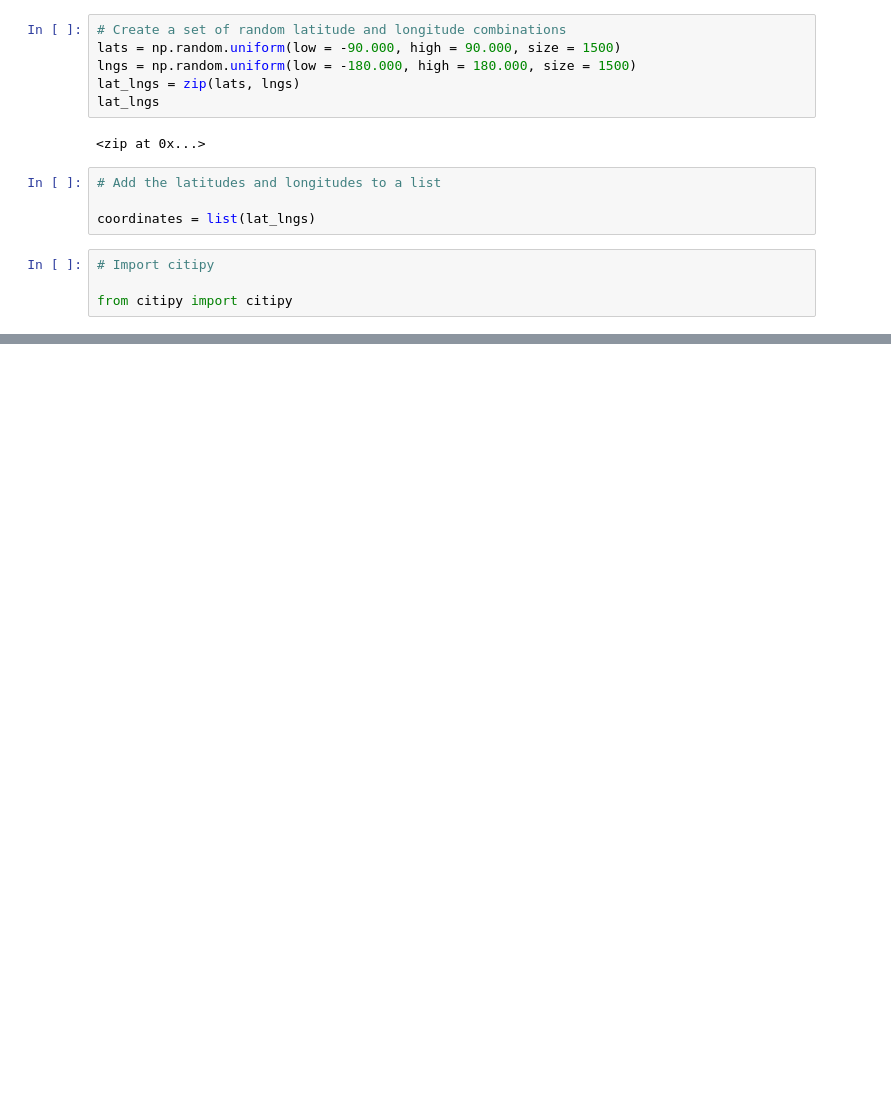
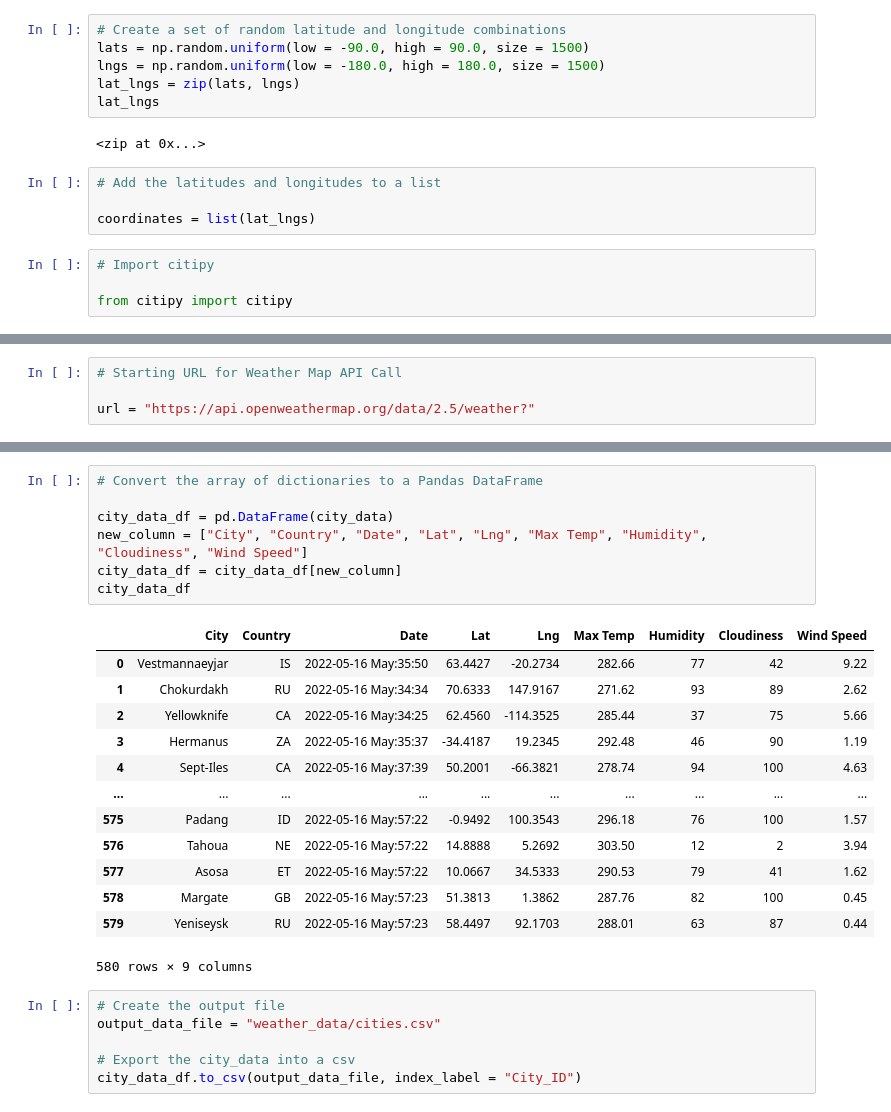
Before and after one commit to ditzhaki/World_Weather_Analysis, a Jupyter notebook: WeatherPy.ipynb, the cells around one changed output, grey strips where cells are left out. Saved outputs shown, nothing was run; the diff lists cells and outputs as text; blank space fills up the shorter version.

```diff
--- a/WeatherPy.ipynb
+++ b/WeatherPy.ipynb
@@ -6,8 +6,8 @@ import matplotlib as plt
 import numpy as np
 # %%
 # Create a set of random latitude and longitude combinations
-lats = np.random.uniform(low = -90.000, high = 90.000, size = 1500)
-lngs = np.random.uniform(low = -180.000, high = 180.000, size = 1500)
+lats = np.random.uniform(low = -90.0, high = 90.0, size = 1500)
+lngs = np.random.uniform(low = -180.0, high = 180.0, size = 1500)
 lat_lngs = zip(lats, lngs)
 lat_lngs
 # %% [output]
@@ -41,0 +55,4 @@ len(cities)
+# %%
+# Starting URL for Weather Map API Call
+
+url = "https://api.openweathermap.org/data/2.5/weather?"
@@ -41,0 +149,27 @@ len(cities)
+# %%
+# Convert the array of dictionaries to a Pandas DataFrame
+
+city_data_df = pd.DataFrame(city_data)
+new_column = ["City", "Country", "Date", "Lat", "Lng", "Max Temp", "Humidity", "Cloudiness", "Wind Speed"]
+city_data_df = city_data_df[new_column]
+city_data_df
+# %% [output]
+|  | City | Country | Date | Lat | Lng | Max Temp | Humidity | Cloudiness | Wind Speed |
+| 0 | Vestmannaeyjar | IS | 2022-05-16 May:35:50 | 63.4427 | -20.2734 | 282.66 | 77 | 42 | 9.22 |
+| 1 | Chokurdakh | RU | 2022-05-16 May:34:34 | 70.6333 | 147.9167 | 271.62 | 93 | 89 | 2.62 |
+| 2 | Yellowknife | CA | 2022-05-16 May:34:25 | 62.4560 | -114.3525 | 285.44 | 37 | 75 | 5.66 |
+| 3 | Hermanus | ZA | 2022-05-16 May:35:37 | -34.4187 | 19.2345 | 292.48 | 46 | 90 | 1.19 |
+| 4 | Sept-Iles | CA | 2022-05-16 May:37:39 | 50.2001 | -66.3821 | 278.74 | 94 | 100 | 4.63 |
+| ... | ... | ... | ... | ... | ... | ... | ... | ... | ... |
+| 575 | Padang | ID | 2022-05-16 May:57:22 | -0.9492 | 100.3543 | 296.18 | 76 | 100 | 1.57 |
+| 576 | Tahoua | NE | 2022-05-16 May:57:22 | 14.8888 | 5.2692 | 303.50 | 12 | 2 | 3.94 |
+| 577 | Asosa | ET | 2022-05-16 May:57:22 | 10.0667 | 34.5333 | 290.53 | 79 | 41 | 1.62 |
+| 578 | Margate | GB | 2022-05-16 May:57:23 | 51.3813 | 1.3862 | 287.76 | 82 | 100 | 0.45 |
+| 579 | Yeniseysk | RU | 2022-05-16 May:57:23 | 58.4497 | 92.1703 | 288.01 | 63 | 87 | 0.44 |
+580 rows × 9 columns
+# %%
+# Create the output file
+output_data_file = "weather_data/cities.csv"
+
+# Export the city_data into a csv
+city_data_df.to_csv(output_data_file, index_label = "City_ID")
```
Also changed, not shown: parts of 3 cells of this notebook, 3 other files.
